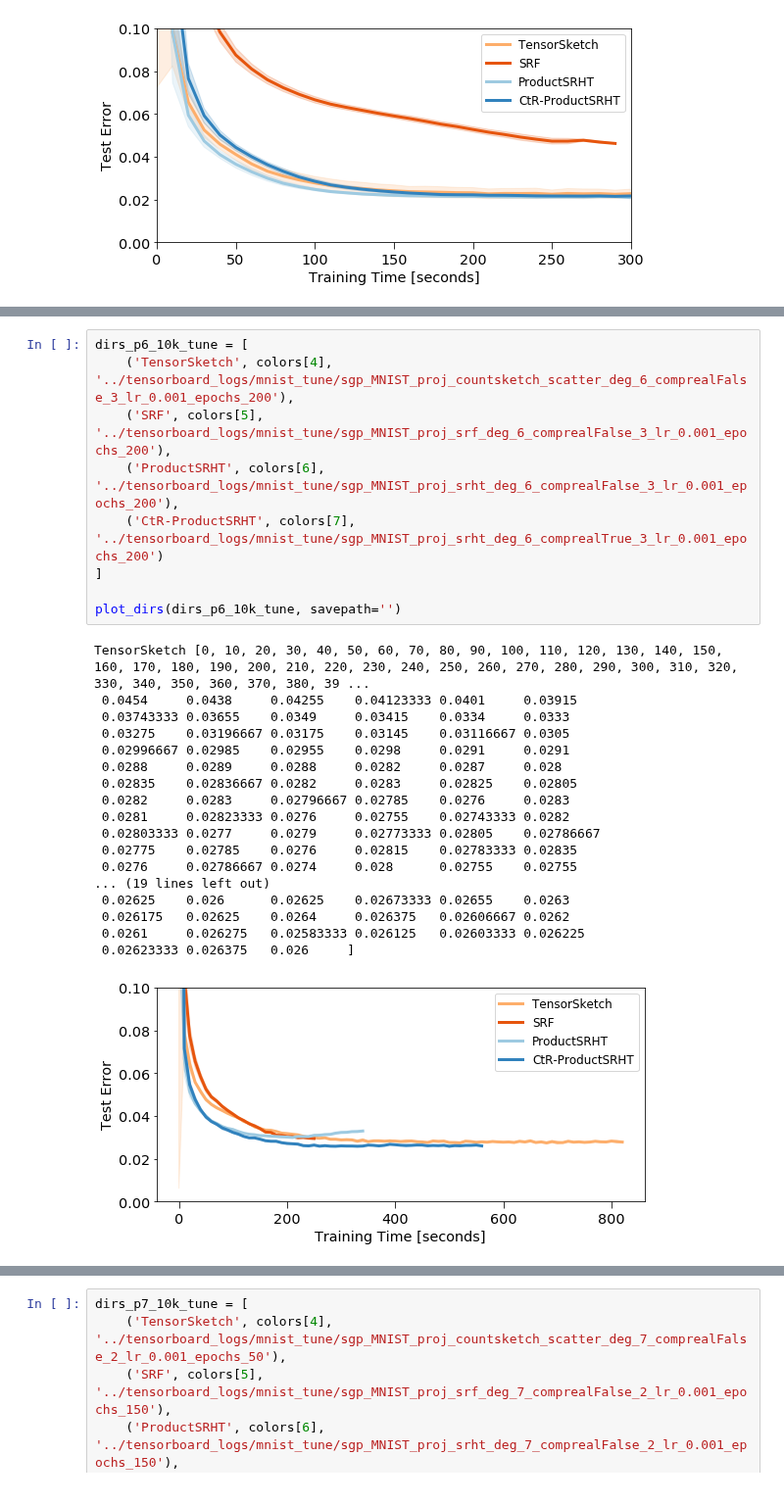
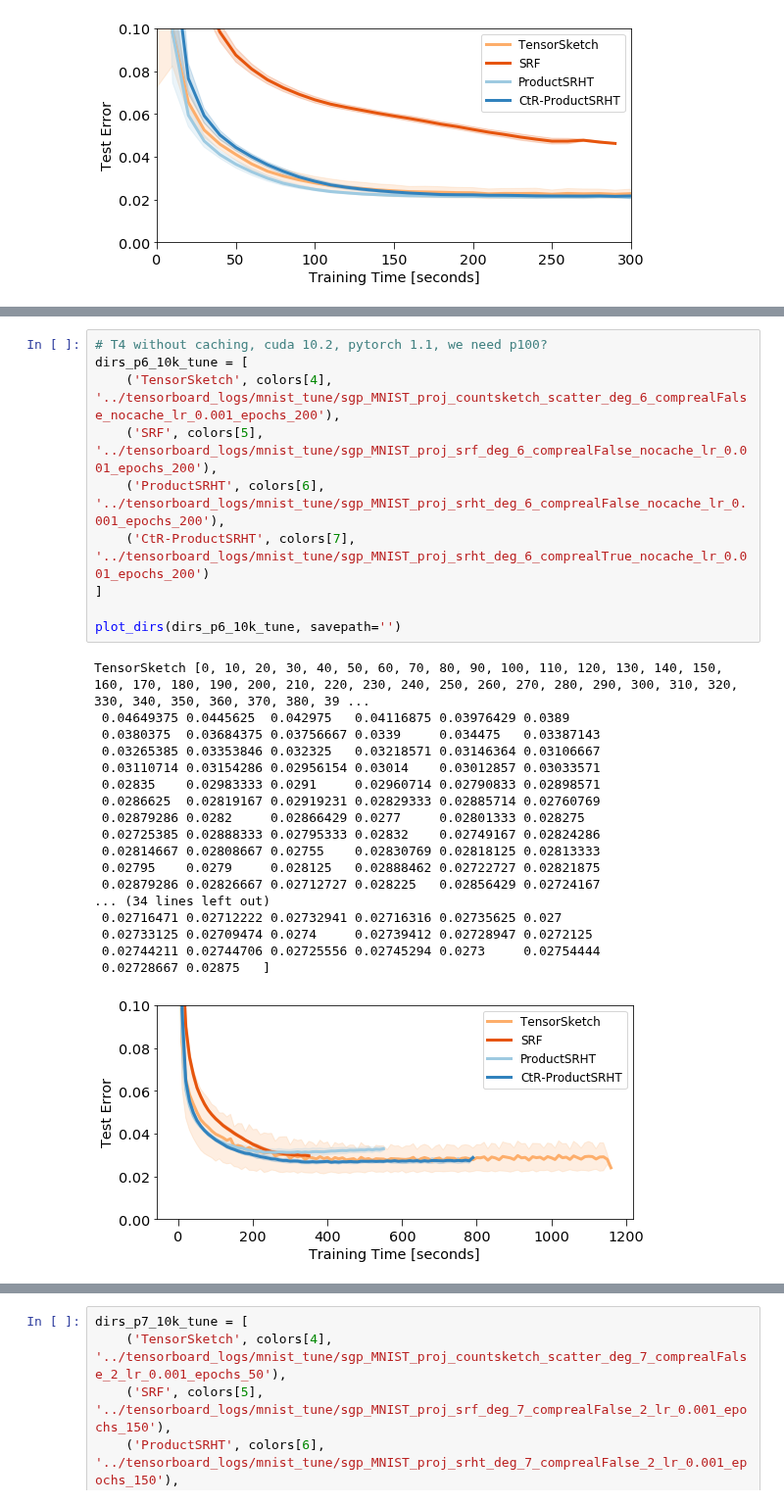
Before and after one commit to joneswack/dp-rfs, a Jupyter notebook: notebooks/read-tf-logs.ipynb, the cells around one changed output, grey strips where cells are left out. Shown at 98% size. Drawn from its saved outputs; the diff is of its cells as text.

```diff
--- a/notebooks/read-tf-logs.ipynb
+++ b/notebooks/read-tf-logs.ipynb
@@ -170,28 +172,29 @@ TensorSketch [0, 10, 20, 30, 40, 50, 60, 70, 80, 90, 100, 110, 120, 130, 140, 15
 # %%
+# T4 without caching, cuda 10.2, pytorch 1.1, we need p100?
 dirs_p6_10k_tune = [
-    ('TensorSketch', colors[4], '../tensorboard_logs/mnist_tune/sgp_MNIST_proj_countsketch_scatter_deg_6_comprealFalse_3_lr_0.001_epochs_200'),
-    ('SRF', colors[5], '../tensorboard_logs/mnist_tune/sgp_MNIST_proj_srf_deg_6_comprealFalse_3_lr_0.001_epochs_200'),
-    ('ProductSRHT', colors[6], '../tensorboard_logs/mnist_tune/sgp_MNIST_proj_srht_deg_6_comprealFalse_3_lr_0.001_epochs_200'),
-    ('CtR-ProductSRHT', colors[7], '../tensorboard_logs/mnist_tune/sgp_MNIST_proj_srht_deg_6_comprealTrue_3_lr_0.001_epochs_200')
+    ('TensorSketch', colors[4], '../tensorboard_logs/mnist_tune/sgp_MNIST_proj_countsketch_scatter_deg_6_comprealFalse_nocache_lr_0.001_epochs_200'),
+    ('SRF', colors[5], '../tensorboard_logs/mnist_tune/sgp_MNIST_proj_srf_deg_6_comprealFalse_nocache_lr_0.001_epochs_200'),
+    ('ProductSRHT', colors[6], '../tensorboard_logs/mnist_tune/sgp_MNIST_proj_srht_deg_6_comprealFalse_nocache_lr_0.001_epochs_200'),
+    ('CtR-ProductSRHT', colors[7], '../tensorboard_logs/mnist_tune/sgp_MNIST_proj_srht_deg_6_comprealTrue_nocache_lr_0.001_epochs_200')
 ]
 
 plot_dirs(dirs_p6_10k_tune, savepath='')
 # %% [output]
 TensorSketch [0, 10, 20, 30, 40, 50, 60, 70, 80, 90, 100, 110, 120, 130, 140, 150, 160, 170, 180, 190, 200, 210, 220, 230, 240, 250, 260, 270, 280, 290, 300, 310, 320, 330, 340, 350, 360, 370, 380, 39 ...
- 0.0454     0.0438     0.04255    0.04123333 0.0401     0.03915
- 0.03743333 0.03655    0.0349     0.03415    0.0334     0.0333
- 0.03275    0.03196667 0.03175    0.03145    0.03116667 0.0305
- 0.02996667 0.02985    0.02955    0.0298     0.0291     0.0291
- 0.0288     0.0289     0.0288     0.0282     0.0287     0.028
- 0.02835    0.02836667 0.0282     0.0283     0.02825    0.02805
- 0.0282     0.0283     0.02796667 0.02785    0.0276     0.0283
- 0.0281     0.02823333 0.0276     0.02755    0.02743333 0.0282
- 0.02803333 0.0277     0.0279     0.02773333 0.02805    0.02786667
- 0.02775    0.02785    0.0276     0.02815    0.02783333 0.02835
- 0.0276     0.02786667 0.0274     0.028      0.02755    0.02755
-... (19 lines left out)
- 0.02625    0.026      0.02625    0.02673333 0.02655    0.0263
- 0.026175   0.02625    0.0264     0.026375   0.02606667 0.0262
- 0.0261     0.026275   0.02583333 0.026125   0.02603333 0.026225
- 0.02623333 0.026375   0.026     ]
+ 0.04649375 0.0445625  0.042975   0.04116875 0.03976429 0.0389
+ 0.0380375  0.03684375 0.03756667 0.0339     0.034475   0.03387143
+ 0.03265385 0.03353846 0.032325   0.03218571 0.03146364 0.03106667
+ 0.03110714 0.03154286 0.02956154 0.03014    0.03012857 0.03033571
+ 0.02835    0.02983333 0.0291     0.02960714 0.02790833 0.02898571
+ 0.0286625  0.02819167 0.02919231 0.02829333 0.02885714 0.02760769
+ 0.02879286 0.0282     0.02866429 0.0277     0.02801333 0.028275
+ 0.02725385 0.02888333 0.02795333 0.02832    0.02749167 0.02824286
+ 0.02814667 0.02808667 0.02755    0.02830769 0.02818125 0.02813333
+ 0.02795    0.0279     0.028125   0.02888462 0.02722727 0.02821875
+ 0.02879286 0.02826667 0.02712727 0.028225   0.02856429 0.02724167
+... (34 lines left out)
+ 0.02716471 0.02712222 0.02732941 0.02716316 0.02735625 0.027
+ 0.02733125 0.02709474 0.0274     0.02739412 0.02728947 0.0272125
+ 0.02744211 0.02744706 0.02725556 0.02745294 0.0273     0.02754444
+ 0.02728667 0.02875   ]
-[figure, old version]
+[figure, new version]
```
Also changed, not shown: parts of 8 cells of this notebook, 11 other files.
